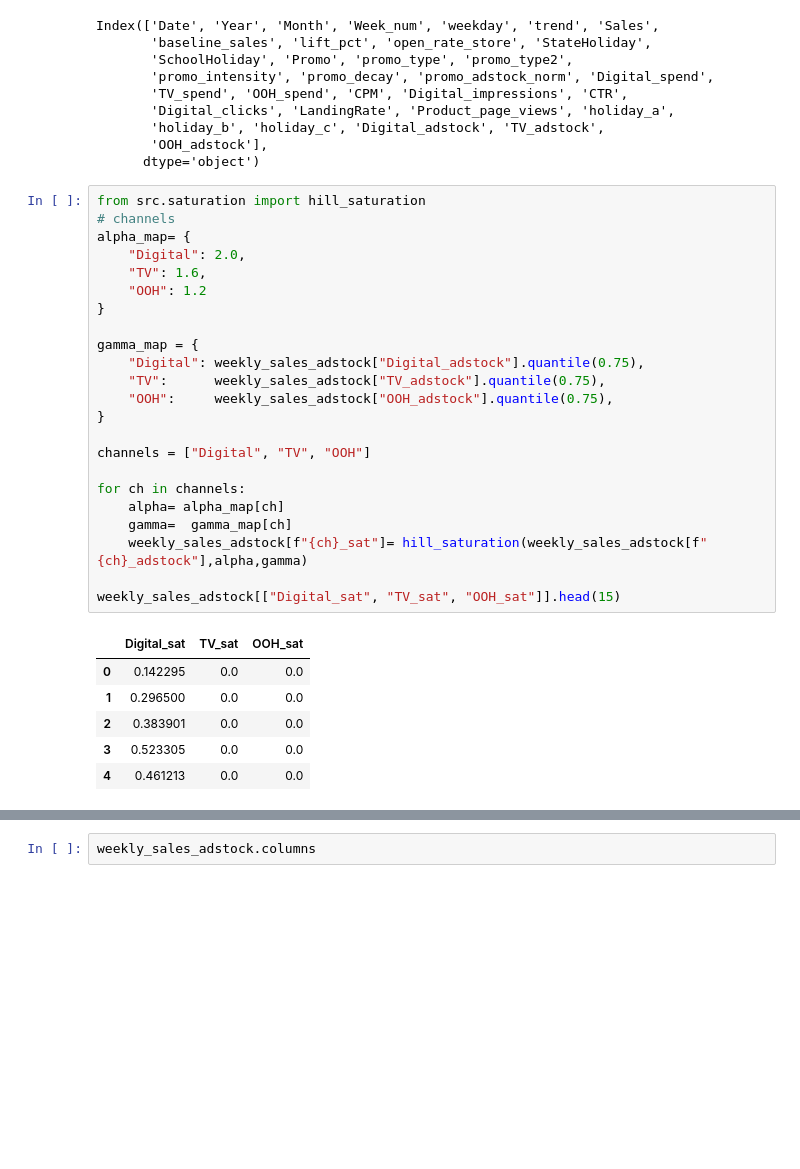
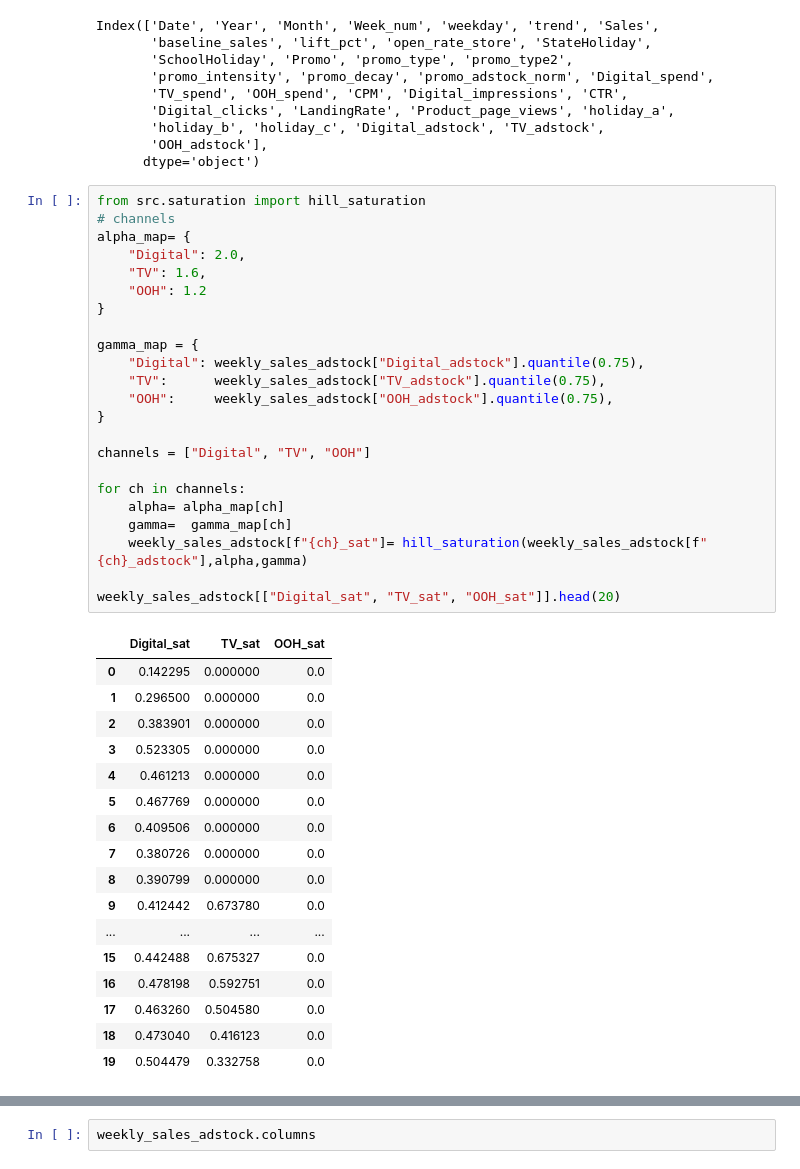
Before and after one commit to diegoferra5/Marketing-Mix-Modeling, a Jupyter notebook: notebooks/02_feature_engineering_v1.ipynb, the cells around one changed output, grey strips where cells are left out. Saved outputs shown, nothing was run; the diff lists cells and outputs as text; blank space fills up the shorter version.

```diff
--- a/notebooks/02_feature_engineering_v1.ipynb
+++ b/notebooks/02_feature_engineering_v1.ipynb
@@ -911,30 +912,41 @@ Index(['Date', 'Year', 'Month', 'Week_num', 'weekday', 'trend', 'Sales',
 # %%
 from src.saturation import hill_saturation
 # channels
 alpha_map= {
     "Digital": 2.0,
     "TV": 1.6,
     "OOH": 1.2
 }
 
 gamma_map = {
     "Digital": weekly_sales_adstock["Digital_adstock"].quantile(0.75),
     "TV":      weekly_sales_adstock["TV_adstock"].quantile(0.75),
     "OOH":     weekly_sales_adstock["OOH_adstock"].quantile(0.75),
 }
 
 channels = ["Digital", "TV", "OOH"]
 
 for ch in channels:
     alpha= alpha_map[ch]
     gamma=  gamma_map[ch]
     weekly_sales_adstock[f"{ch}_sat"]= hill_saturation(weekly_sales_adstock[f"{ch}_adstock"],alpha,gamma)
 
-weekly_sales_adstock[["Digital_sat", "TV_sat", "OOH_sat"]].head(15)
+weekly_sales_adstock[["Digital_sat", "TV_sat", "OOH_sat"]].head(20)
 # %% [output]
 |  | Digital_sat | TV_sat | OOH_sat |
-| 0 | 0.142295 | 0.0 | 0.0 |
-| 1 | 0.296500 | 0.0 | 0.0 |
-| 2 | 0.383901 | 0.0 | 0.0 |
-| 3 | 0.523305 | 0.0 | 0.0 |
-| 4 | 0.461213 | 0.0 | 0.0 |
+| 0 | 0.142295 | 0.000000 | 0.0 |
+| 1 | 0.296500 | 0.000000 | 0.0 |
+| 2 | 0.383901 | 0.000000 | 0.0 |
+| 3 | 0.523305 | 0.000000 | 0.0 |
+| 4 | 0.461213 | 0.000000 | 0.0 |
+| 5 | 0.467769 | 0.000000 | 0.0 |
+| 6 | 0.409506 | 0.000000 | 0.0 |
+| 7 | 0.380726 | 0.000000 | 0.0 |
+| 8 | 0.390799 | 0.000000 | 0.0 |
+| 9 | 0.412442 | 0.673780 | 0.0 |
+| ... | ... | ... | ... |
+| 15 | 0.442488 | 0.675327 | 0.0 |
+| 16 | 0.478198 | 0.592751 | 0.0 |
+| 17 | 0.463260 | 0.504580 | 0.0 |
+| 18 | 0.473040 | 0.416123 | 0.0 |
+| 19 | 0.504479 | 0.332758 | 0.0 |
```
Also changed, not shown: parts of 2 cells of this notebook, 2 other files.
